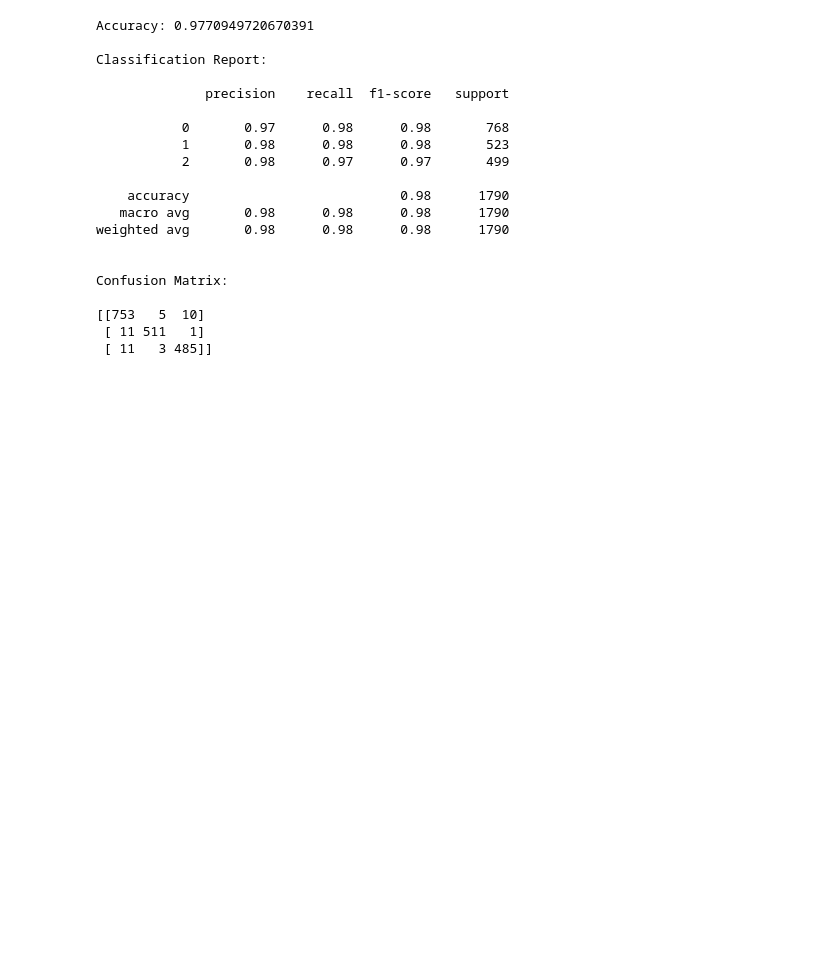
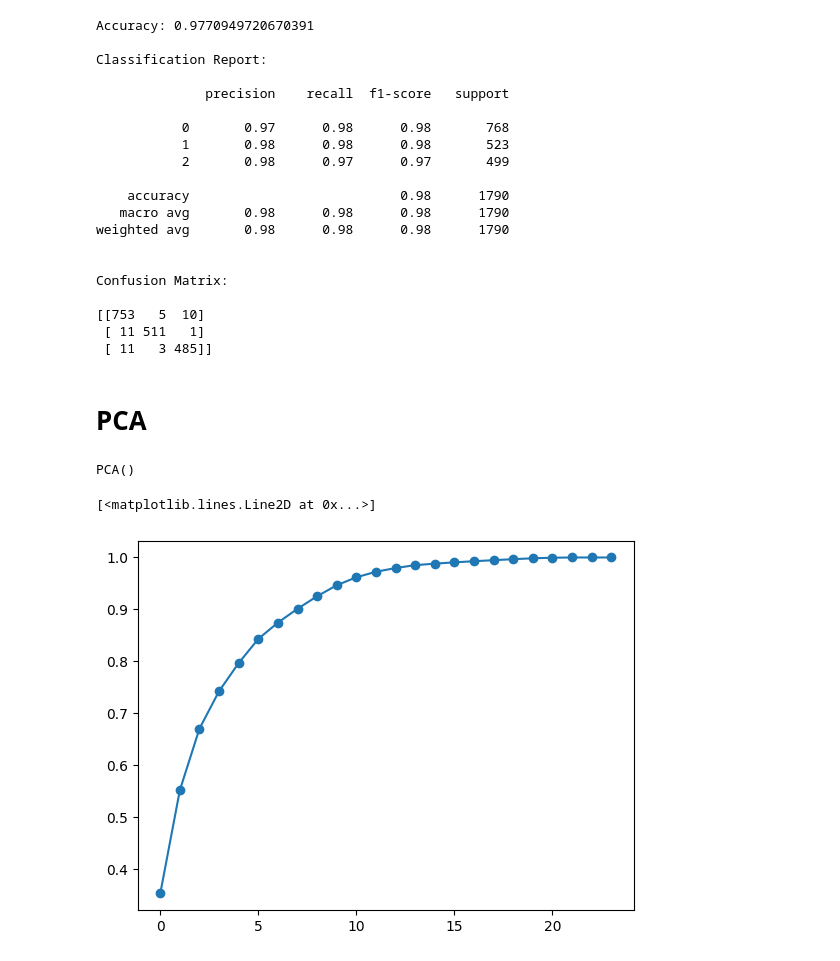
Before and after one commit to Jashan-jj/Clustering-on-Credit-Card-Dataset, a Jupyter notebook: notebooks/credit_card_clustering.ipynb, the cells around one changed output. Cells and saved outputs as stored; diff of their text form; code cells hidden in the pictures; blank space fills up the shorter version.

Commit message:
PCA on Credit Card Scaled dataset

```diff
--- a/notebooks/credit_card_clustering.ipynb
+++ b/notebooks/credit_card_clustering.ipynb
@@ -342,3 +348,16 @@ Confusion Matrix:
 [[753   5  10]
  [ 11 511   1]
  [ 11   3 485]]
+# %% [markdown]
+# **PCA**
+# %%
+from sklearn.decomposition import PCA
+pca= PCA()
+pca.fit(x_scaled)
+# %% [output]
+PCA()
+# %%
+plt.plot(np.cumsum(pca.explained_variance_ratio_), marker= 'o')
+# %% [output]
+[<matplotlib.lines.Line2D at 0x...>]
+[figure, added]
```
Also changed, not shown: parts of 7 cells of this notebook.
